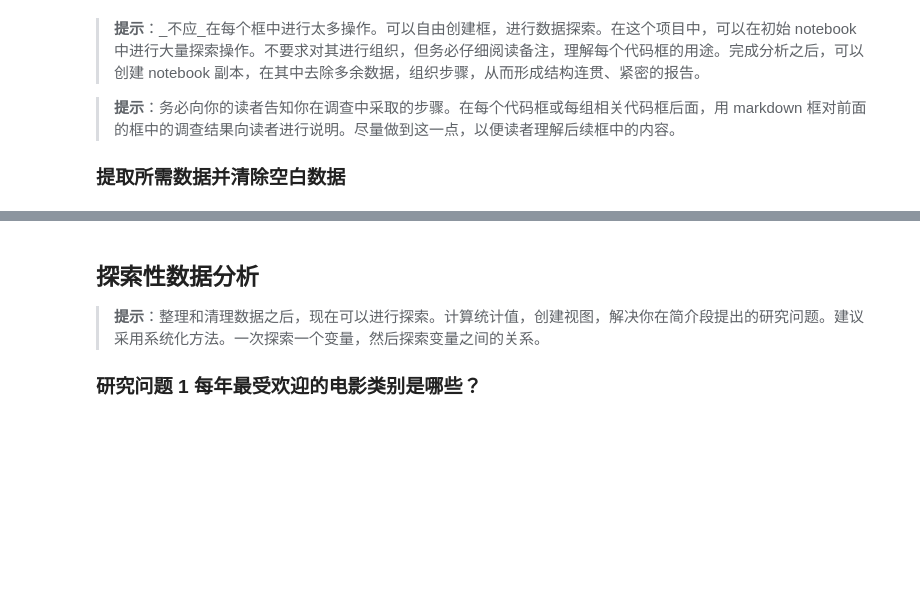
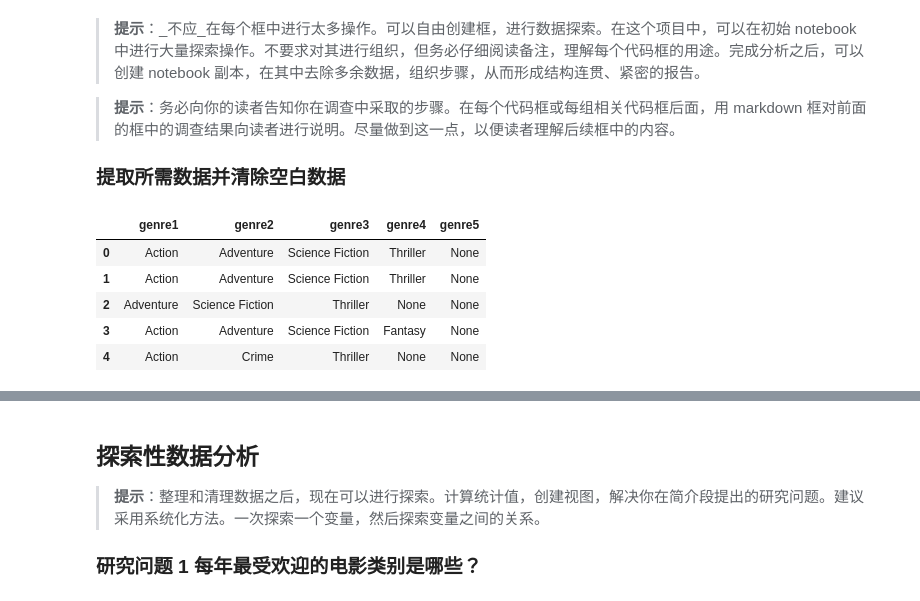
Before and after one commit to Lee-Think/movie-analysis, a Jupyter notebook: Investigate_a_Dataset-zh.ipynb, the cells around one changed output, grey strips where cells are left out. Saved outputs shown, nothing was run; the diff lists cells and outputs as text; code cells hidden in the pictures; blank space fills up the shorter version.

```diff
--- a/Investigate_a_Dataset-zh.ipynb
+++ b/Investigate_a_Dataset-zh.ipynb
@@ -76,10 +76,15 @@ memory usage: 1.7+ MB
 # %%
 # 讨论数据结构和需要解决的任何问题之后，
 #   在本段的第二部分进行这些清理步骤。
 # 去掉不必要的列
 genres_data = movie_data.loc[:,['id','release_year','genres']]
 genres = genres_data['genres'].str.split('|',expand=True)
 genres.columns = ['genre1','genre2','genre3','genre4','genre5']
-year_genres_data = pd.concat([genres_data,genres],axis=1)
-year_genres_data = pd.melt(year_genres_data,id_vars=['release_year'],value_vars=['genre1','genre2','genre3','genre4','genre5'])
-year_genres_data = year_genres_data.dropna()
+genres.head()
+# %% [output]
+|  | genre1 | genre2 | genre3 | genre4 | genre5 |
+| 0 | Action | Adventure | Science Fiction | Thriller | None |
+| 1 | Action | Adventure | Science Fiction | Thriller | None |
+| 2 | Adventure | Science Fiction | Thriller | None | None |
+| 3 | Action | Adventure | Science Fiction | Fantasy | None |
+| 4 | Action | Crime | Thriller | None | None |
```
Also changed, not shown: parts of 5 cells of this notebook, 1 other file.
